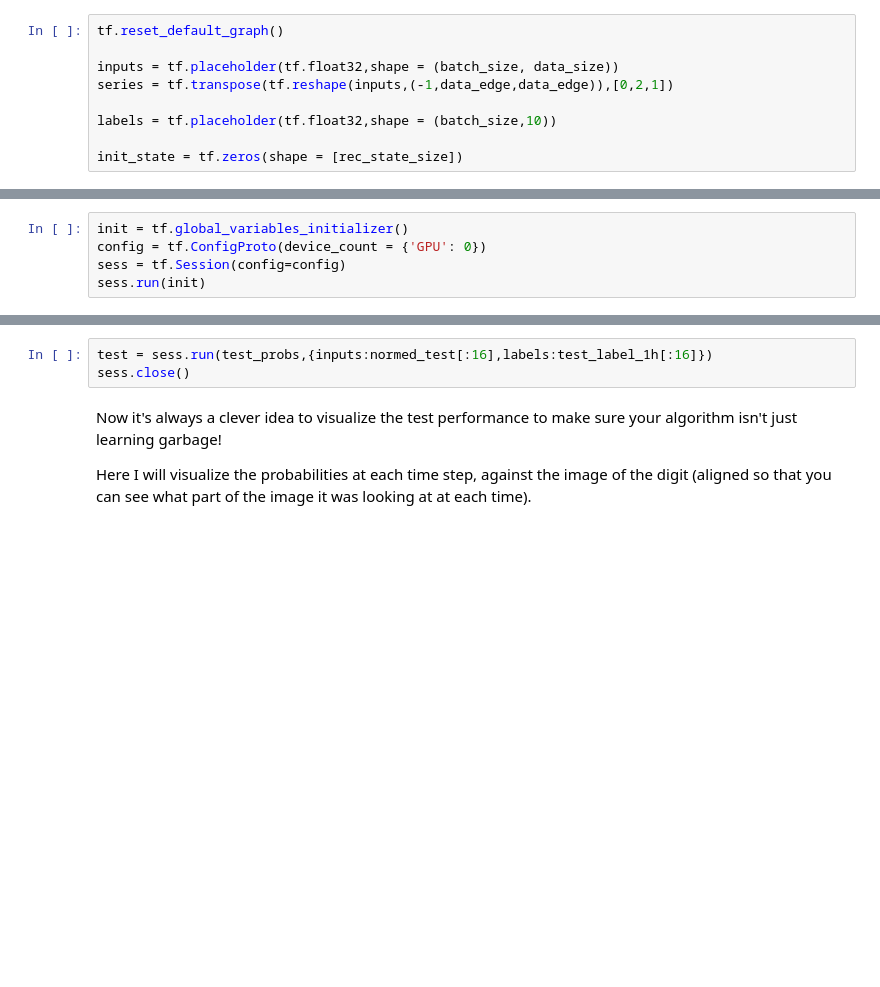
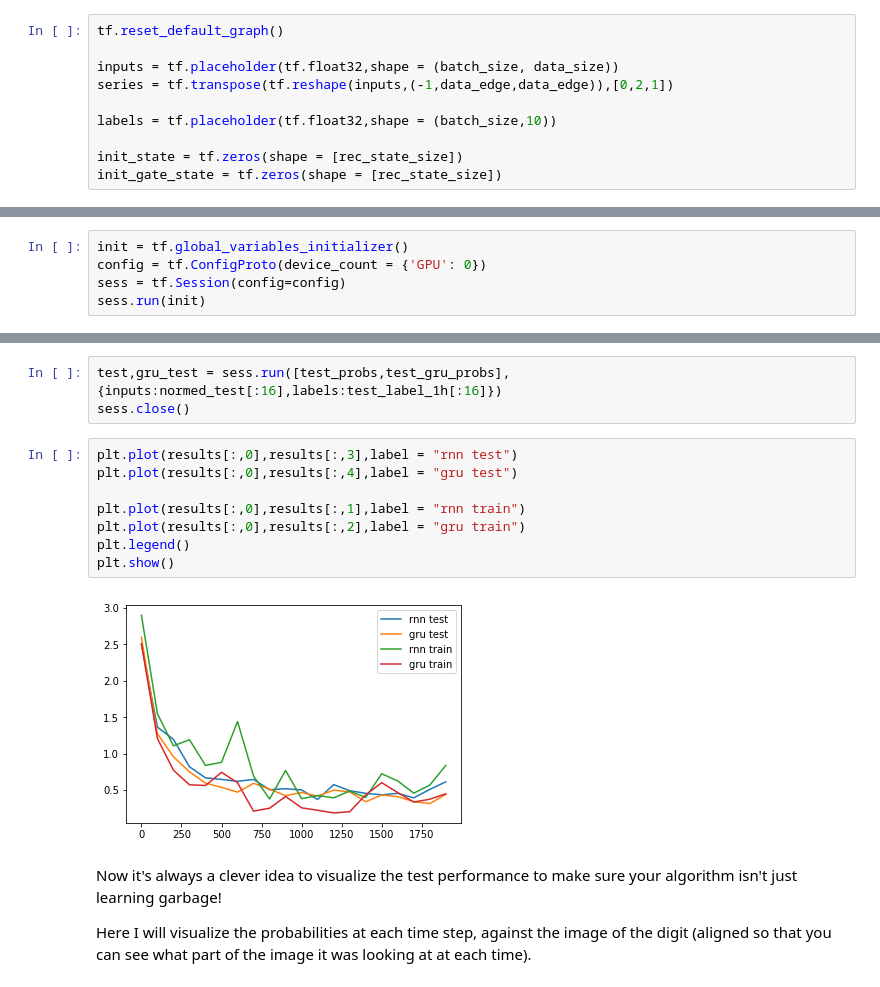
Before and after one commit to gbarello/tensorflow_workshop, a Jupyter notebook: TF_RNN_notebook.ipynb, the cells around one changed output, grey strips where cells are left out. Saved outputs shown, nothing was run; the diff lists cells and outputs as text; blank space fills up the shorter version.

```diff
--- a/TF_RNN_notebook.ipynb
+++ b/TF_RNN_notebook.ipynb
@@ -44,6 +46,7 @@ series = tf.transpose(tf.reshape(inputs,(-1,data_edge,data_edge)),[0,2,1])
 labels = tf.placeholder(tf.float32,shape = (batch_size,10))
 
 init_state = tf.zeros(shape = [rec_state_size])
+init_gate_state = tf.zeros(shape = [rec_state_size])
 # %% [markdown]
 This next cell is the powerhouse. The function I define takes a single time step batch of inputs, and the current state of the network, and returns an updated state using a single hidden layer of nonlinearity.
 
@@ -163,6 +205,16 @@ results = np.array(results)
 # %%
-test = sess.run(test_probs,{inputs:normed_test[:16],labels:test_label_1h[:16]})
+test,gru_test = sess.run([test_probs,test_gru_probs],{inputs:normed_test[:16],labels:test_label_1h[:16]})
 sess.close()
+# %%
+plt.plot(results[:,0],results[:,3],label = "rnn test")
+plt.plot(results[:,0],results[:,4],label = "gru test")
+
+plt.plot(results[:,0],results[:,1],label = "rnn train")
+plt.plot(results[:,0],results[:,2],label = "gru train")
+plt.legend()
+plt.show()
+# %% [output]
+[figure, added]
 # %% [markdown]
 Now it's always a clever idea to visualize the test performance to make sure your algorithm isn't just learning garbage!
 
```
Also changed, not shown: parts of 7 cells of this notebook, 1 other file.
